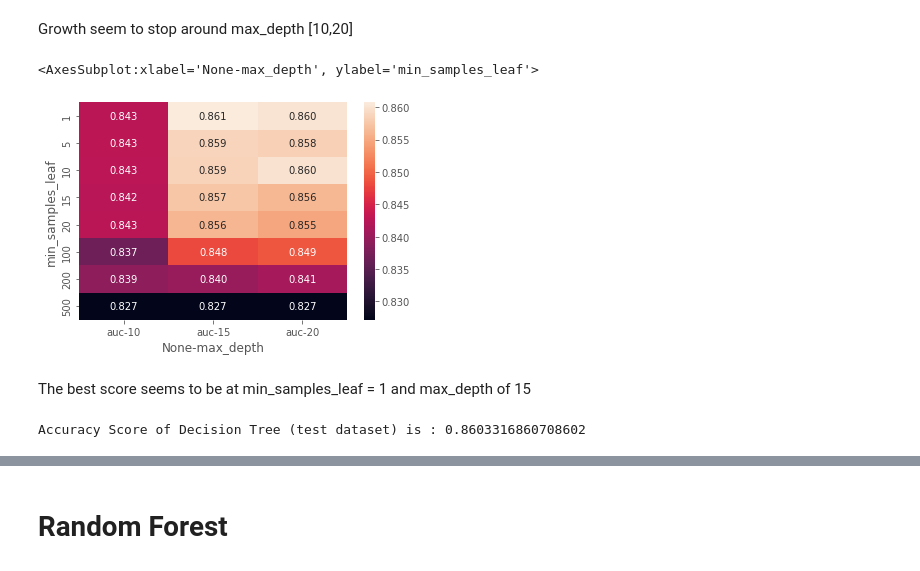
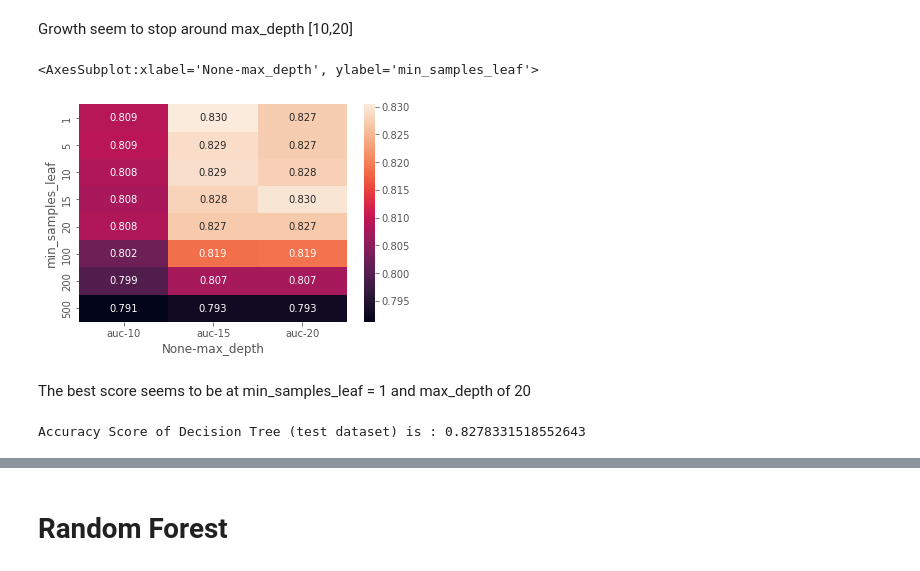
Before and after one commit to aenoboa1/Project_MlZoomcamp, a Jupyter notebook: notebook.ipynb, the cells around one changed output, grey strips where cells are left out. Saved outputs shown, nothing was run; the diff lists cells and outputs as text; code cells hidden in the pictures.

```diff
--- a/notebook.ipynb
+++ b/notebook.ipynb
@@ -516,0 +537,2 @@ dtype: object
+# %%
+categorical.remove('deposit_type')
@@ -516,0 +601,2 @@ dtype: object
+# %%
+categorical.remove('reserved_room_type')
@@ -516,0 +644,2 @@ dtype: object
+# %%
+categorical.remove('assigned_room_type')
@@ -516,0 +683,2 @@ dtype: object
+# %%
+numerical.remove('is_canceled')
@@ -851,15 +989,17 @@ for depth in [10,15,20]:
 # %%
 columns = ['max_depth', 'min_samples_leaf', 'auc']
 df_scores = pd.DataFrame(scores, columns=columns)
-df_scores_pivot = df_scores.pivot(index='min_samples_leaf', columns=['max_depth'], values=['auc'])
+df_scores_pivot = df_scores.pivot(index='min_samples_leaf',
+                                  columns=['max_depth'],
+                                  values=['auc'])
 sns.heatmap(df_scores_pivot, annot=True, fmt=".3f")
 # %% [output]
 <AxesSubplot:xlabel='None-max_depth', ylabel='min_samples_leaf'>
-[figure, old version]
+[figure, new version]
 # %% [markdown]
-The best score seems to be at min_samples_leaf = 1 and max_depth of 15
+The best score seems to be at min_samples_leaf = 1 and max_depth of 20
 # %%
-dtc = tree.DecisionTreeClassifier(max_depth=15, min_samples_leaf=1)
+dtc = tree.DecisionTreeClassifier(max_depth=20, min_samples_leaf=1)
 dtc.fit(X_train, y_train)
 
 y_pred_dtc = dtc.predict(X_test)
@@ -867,7 +1007,7 @@ y_pred_dtc = dtc.predict(X_test)
 acc_dtc = accuracy_score(y_test, y_pred_dtc)
 print(f"Accuracy Score of Decision Tree (test dataset) is : {acc_dtc}")
 # %% [output]
-Accuracy Score of Decision Tree (test dataset) is : 0.8603316860708602
+Accuracy Score of Decision Tree (test dataset) is : 0.8278331518552643
 # %%
 dtc = tree.DecisionTreeClassifier(max_depth=15, min_samples_leaf=1)
 dtc.fit(X_train, y_train)
```
Also changed, not shown: parts of 128 cells of this notebook.
